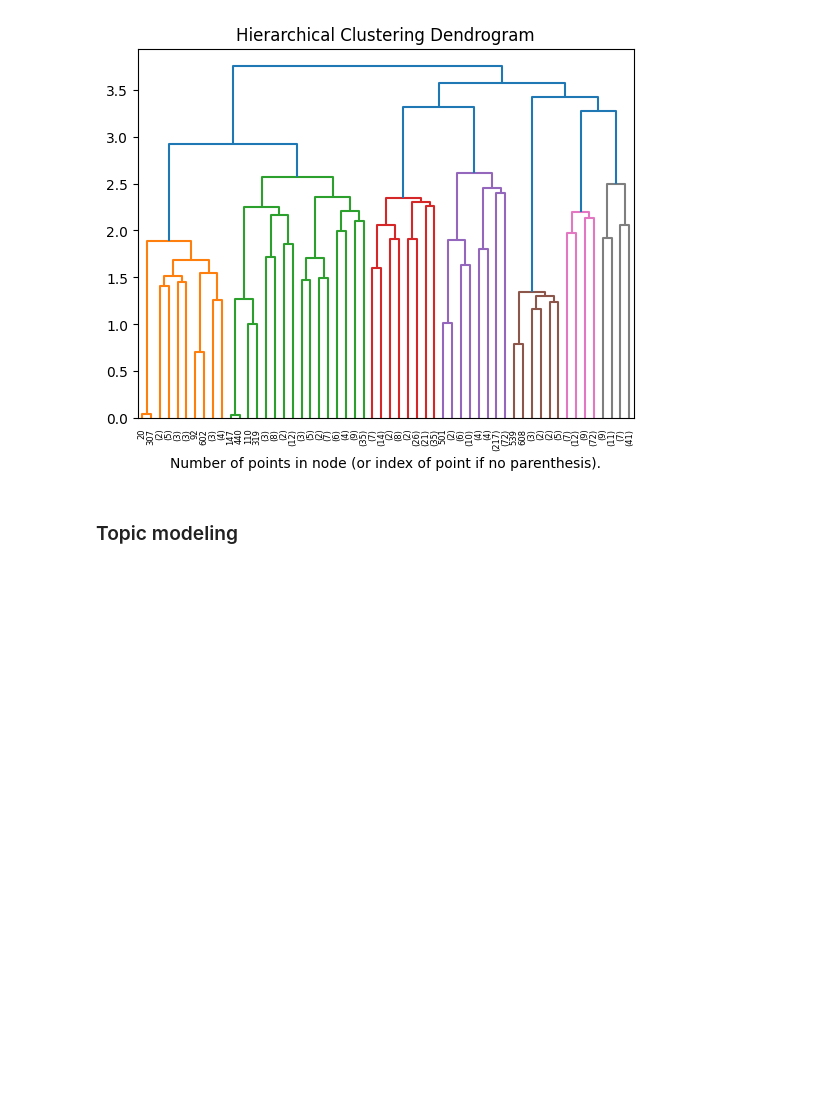
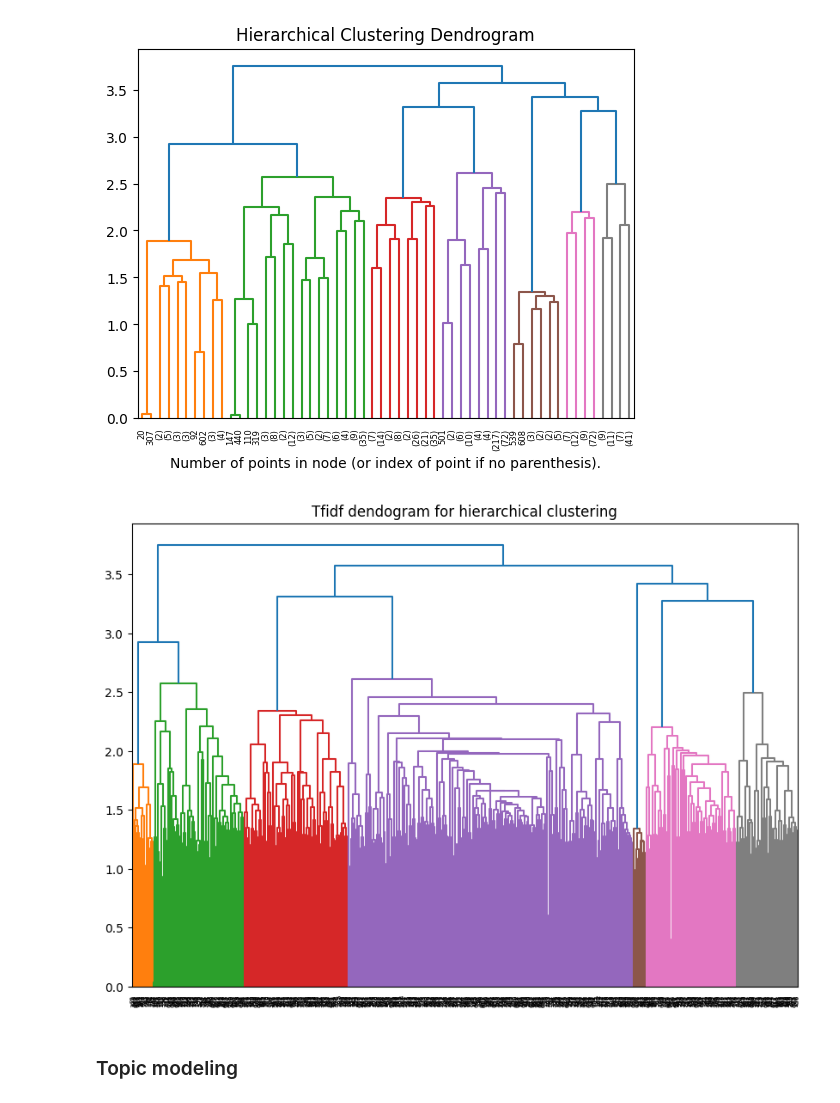
Before and after one commit to bagheria/applied_tm, a Jupyter notebook: tuesday/Practicals/Practical 4/Practical 4.ipynb, the cells around one changed output. Cells and saved outputs as stored; diff of their text form; code cells hidden in the pictures; blank space fills up the shorter version.

```diff
--- a/tuesday/Practicals/Practical 4/Practical 4.ipynb
+++ b/tuesday/Practicals/Practical 4/Practical 4.ipynb
@@ -281,10 +287,12 @@ plt.show()
 [figure]
 # %%
 # here is another way of plotting the hc using the scipy library
-# import scipy.cluster.hierarchy as shc
-# plt.figure(figsize=(10, 7))
-# plt.title("Tfidf dendogram for hierarchical clustering")
-# dend = shc.dendrogram(shc.linkage(tfidf_matrix.toarray(), method='ward'))
+import scipy.cluster.hierarchy as shc
+plt.figure(figsize=(10, 7))
+plt.title("Tfidf dendogram for hierarchical clustering")
+dend = shc.dendrogram(shc.linkage(tfidf_matrix.toarray(), method='ward'))
+# %% [output]
+[figure, added]
 # %% [markdown]
 ### Topic modeling
 # %% [markdown]
```
Also changed, not shown: parts of 2 cells of this notebook, 1 other file.
